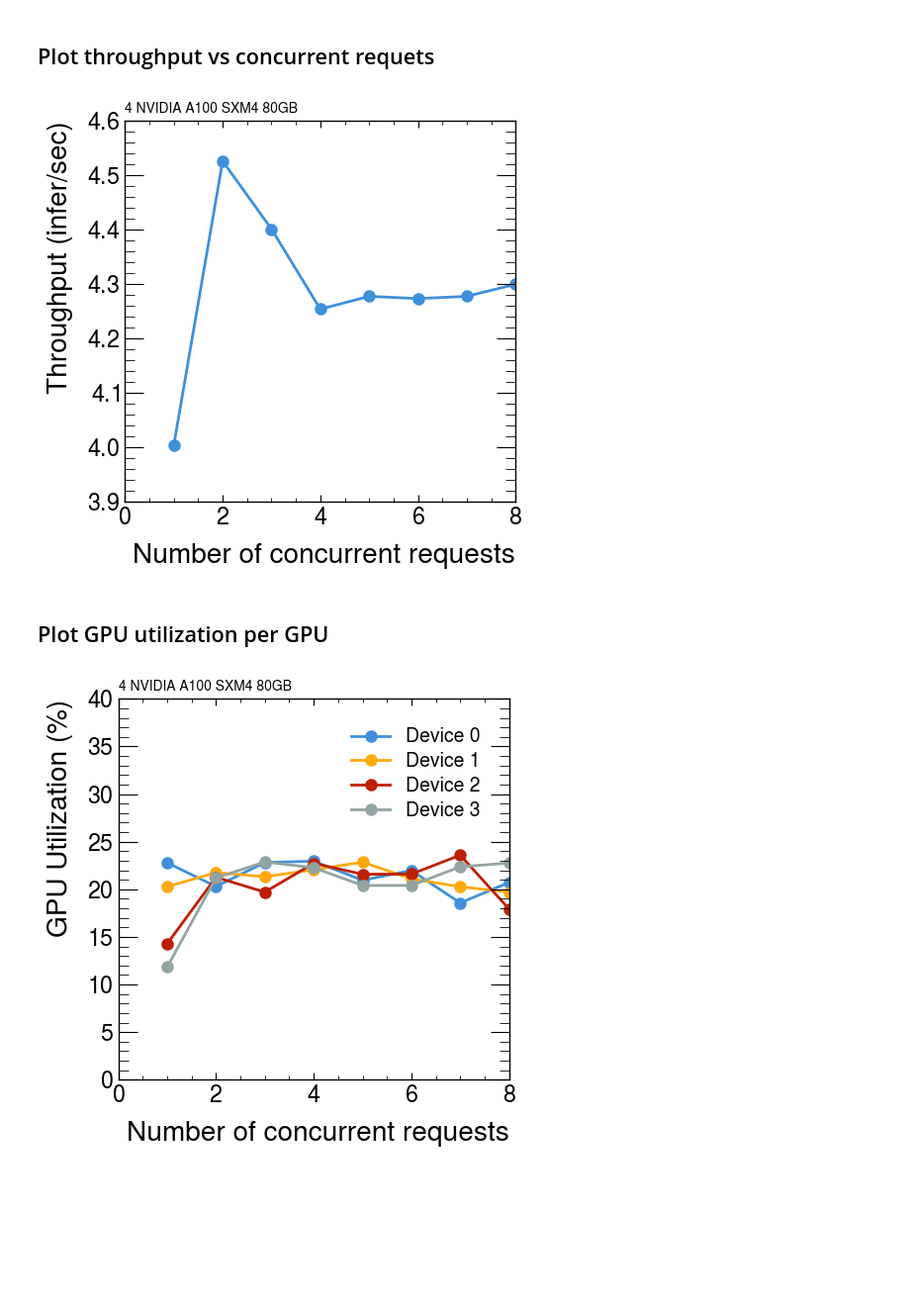
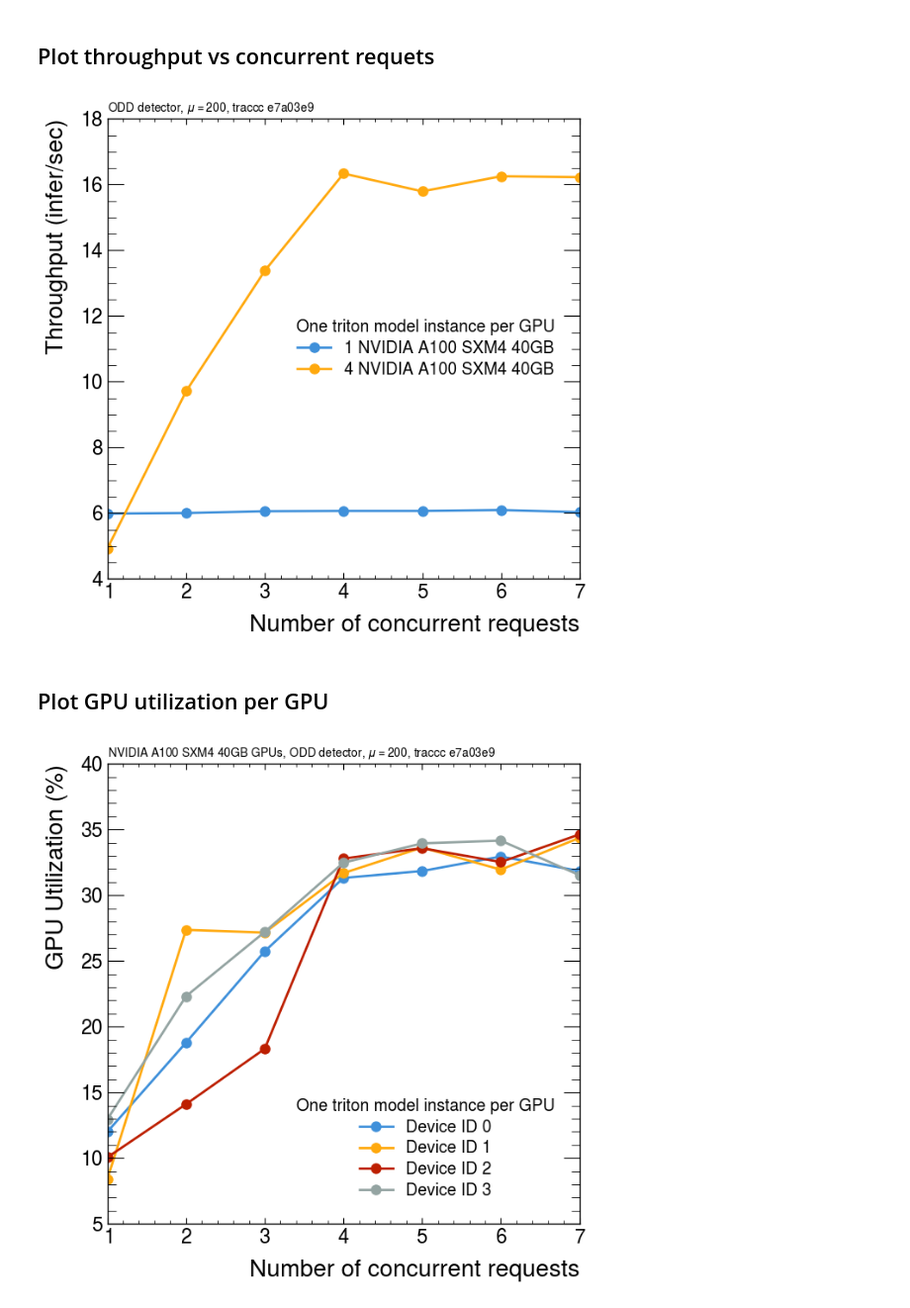
Before and after one commit to milescb/traccc-aaS-performance, a Jupyter notebook: multi_GPU_studies.ipynb, the cells around one changed output. Shown at 99% size. Drawn from its saved outputs; the diff is of its cells as text; code cells hidden in the pictures; blank space fills up the shorter version.

Commit message:
small updates for plotting base performance

```diff
--- a/multi_GPU_studies.ipynb
+++ b/multi_GPU_studies.ipynb
@@ -7,9 +7,9 @@ hep.style.use(hep.style.ATLAS)
 
 from performance.utils import clean_pandas_df
 
-IN_DIR = "data/initialize_everything/"
+IN_DIR = "data/main_traccc/"
 IN_FILE = "1insts_4gpus/gpu_1instance_sync.csv"
-OUT_DIR = IN_DIR
+OUT_DIR = "data/main_traccc_nom/"
 
 data = pd.read_csv(IN_DIR + IN_FILE)
 data = clean_pandas_df(data)
@@ -28,29 +41,30 @@ data
 # %% [markdown]
 ## Plot throughput vs concurrent requets
 # %%
-plt.figure(figsize=(5, 5))
-plt.plot(data['Concurrency'].values, data['Inferences/Second'].values, 'o-', label='CPU')
+plt.figure(figsize=(7, 7))
+plt.plot(data_1gpu['Concurrency'].values, data_1gpu['Inferences/Second'].values, 'o-', label='1 NVIDIA A100 SXM4 40GB')
+plt.plot(data['Concurrency'].values, data['Inferences/Second'].values, 'o-', label='4 NVIDIA A100 SXM4 40GB')
 plt.xlabel('Number of concurrent requests', loc='right')
 plt.ylabel('Throughput (infer/sec)', loc='top')
-plt.title('4 NVIDIA A100 SXM4 80GB', fontsize=10, loc='left')
+plt.title(r'ODD detector, $\mu = 200$, traccc e7a03e9', fontsize=10, loc='left')
+plt.legend(title='One triton model instance per GPU')
 
-plt.savefig(f'{OUT_DIR}/concurrency_vs_throughput_2inst.pdf', bbox_inches='tight')
+plt.savefig(f'{OUT_DIR}/concurrency_vs_throughput_1inst.pdf', bbox_inches='tight')
 plt.show()
 # %% [output]
-[figure, old version]
+[figure, new version]
 # %% [markdown]
 ## Plot GPU utilization per GPU
 # %%
-plt.figure(figsize=(5, 5))
+plt.figure(figsize=(7, 7))
 for i in range(4):
-    plt.plot(data['Concurrency'].values, data[f'gpu_util_{i}'].values, 'o-', label=f'Device {i}')
+    plt.plot(data['Concurrency'].values, data[f'gpu_util_{i}'].values, 'o-', label=f'Device ID {i}')
 plt.xlabel('Number of concurrent requests', loc='right')
 plt.ylabel('GPU Utilization (%)', loc='top')
-plt.title('4 NVIDIA A100 SXM4 80GB', fontsize=10, loc='left')
-plt.legend()
-plt.ylim(0, 40)
+plt.title(r'NVIDIA A100 SXM4 40GB GPUs, ODD detector, $\mu = 200$, traccc e7a03e9', fontsize=10, loc='left')
+plt.legend(title='One triton model instance per GPU')
 
-plt.savefig(f'{OUT_DIR}/concurrency_vs_gpu_util_2inst.pdf', bbox_inches='tight')
+plt.savefig(f'{OUT_DIR}/concurrency_vs_gpu_util_1inst.pdf', bbox_inches='tight')
 plt.show()
 # %% [output]
-[figure, old version]
+[figure, new version]
```
Also changed, not shown: parts of 2 cells of this notebook, 3 other files.
